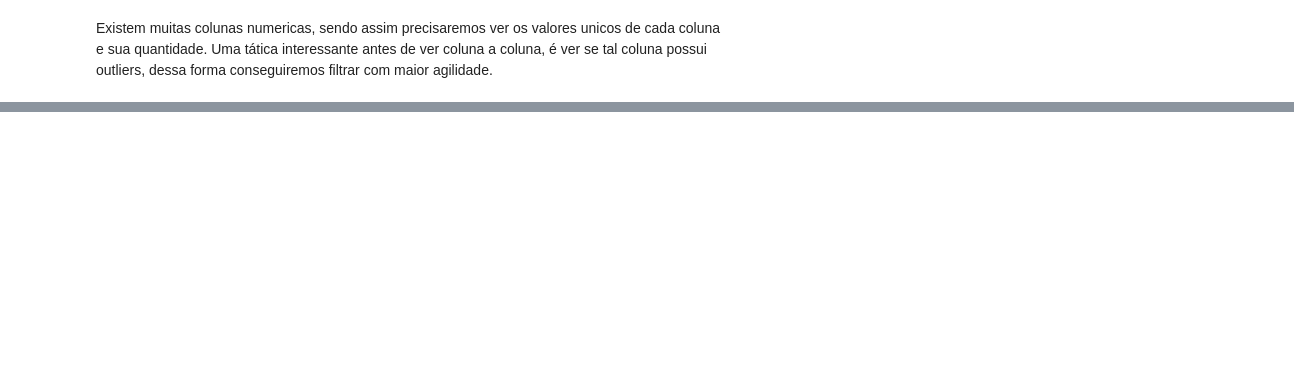
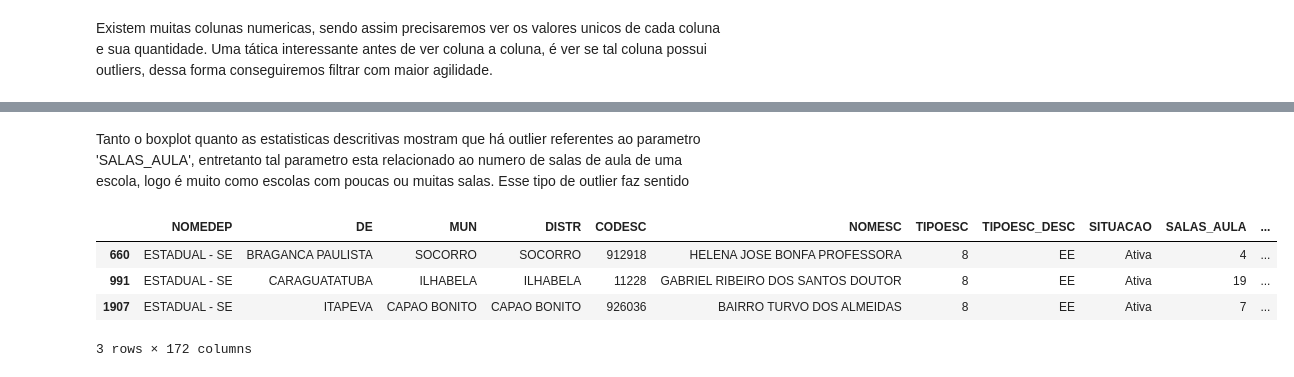
Before and after one commit to Joao-TheCosmosIsInfinite/FIA_TCC, a Jupyter notebook: notebooks/entrega2_Post12_joaoPaulo.ipynb, the cells around one changed output, grey strips where cells are left out. Cells and saved outputs as stored; diff of their text form; code cells hidden in the pictures; blank space fills up the shorter version.

```diff
--- a/notebooks/entrega2_Post12_joaoPaulo.ipynb
+++ b/notebooks/entrega2_Post12_joaoPaulo.ipynb
@@ -517,0 +631,14 @@ len(sr_num_outliers)
+# %% [markdown]
+<p>Tanto o boxplot quanto as estatisticas descritivas mostram que há outlier referentes ao parametro 'SALAS_AULA', entretanto tal parametro esta relacionado ao numero de salas de aula de uma escola, logo é muito como escolas com poucas ou muitas salas. Esse tipo de outlier faz sentido</p>
+# %%
+## Verificando a coluna 'SALAS_ED_INF'
+df_out = fn_catching_outliers(df_school_dependecy, 'SALAS_ED_INF')
+
+## Verificar as primeiras escolas
+df_out.head(5)
+# %% [output]
+|  | NOMEDEP | DE | MUN | DISTR | CODESC | NOMESC | TIPOESC | TIPOESC_DESC | SITUACAO | SALAS_AULA | ... |
+| 660 | ESTADUAL - SE | BRAGANCA PAULISTA | SOCORRO | SOCORRO | 912918 | HELENA JOSE BONFA PROFESSORA | 8 | EE | Ativa | 4 | ... |
+| 991 | ESTADUAL - SE | CARAGUATATUBA | ILHABELA | ILHABELA | 11228 | GABRIEL RIBEIRO DOS SANTOS DOUTOR | 8 | EE | Ativa | 19 | ... |
+| 1907 | ESTADUAL - SE | ITAPEVA | CAPAO BONITO | CAPAO BONITO | 926036 | BAIRRO TURVO DOS ALMEIDAS | 8 | EE | Ativa | 7 | ... |
+3 rows × 172 columns
```
Also changed, not shown: parts of 9 cells of this notebook.
